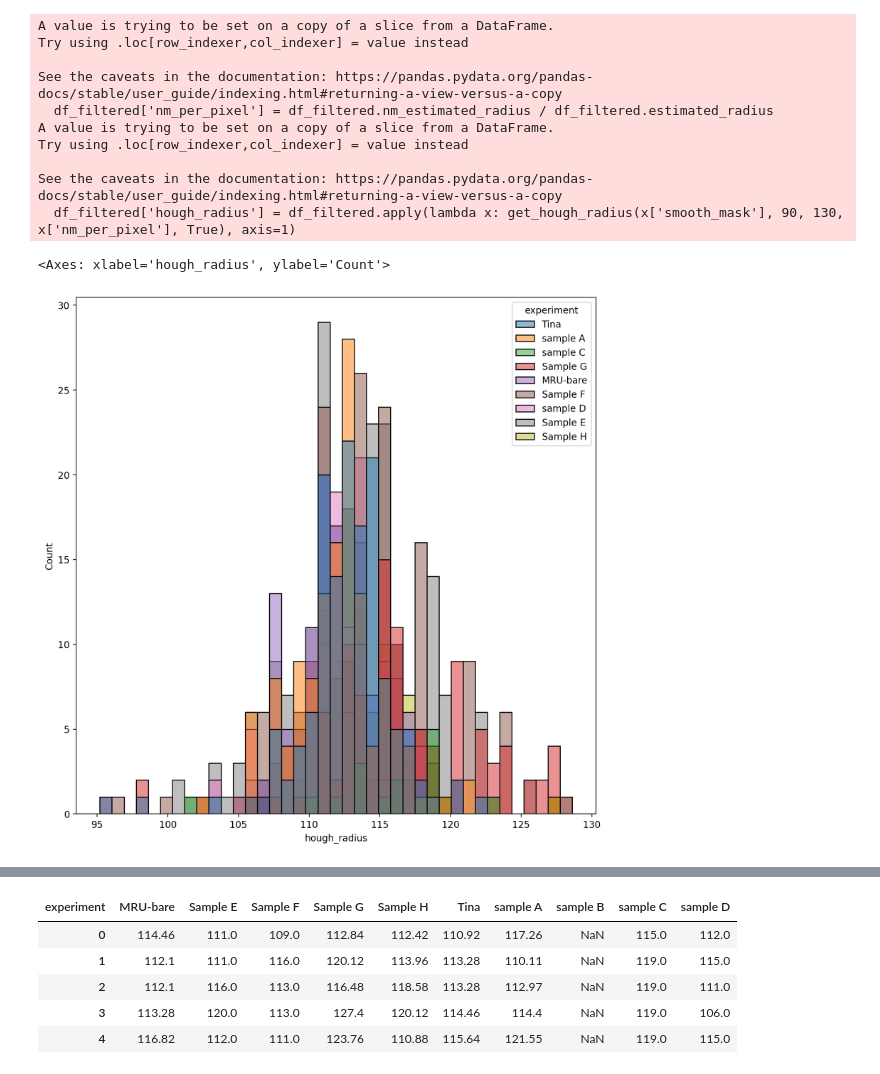
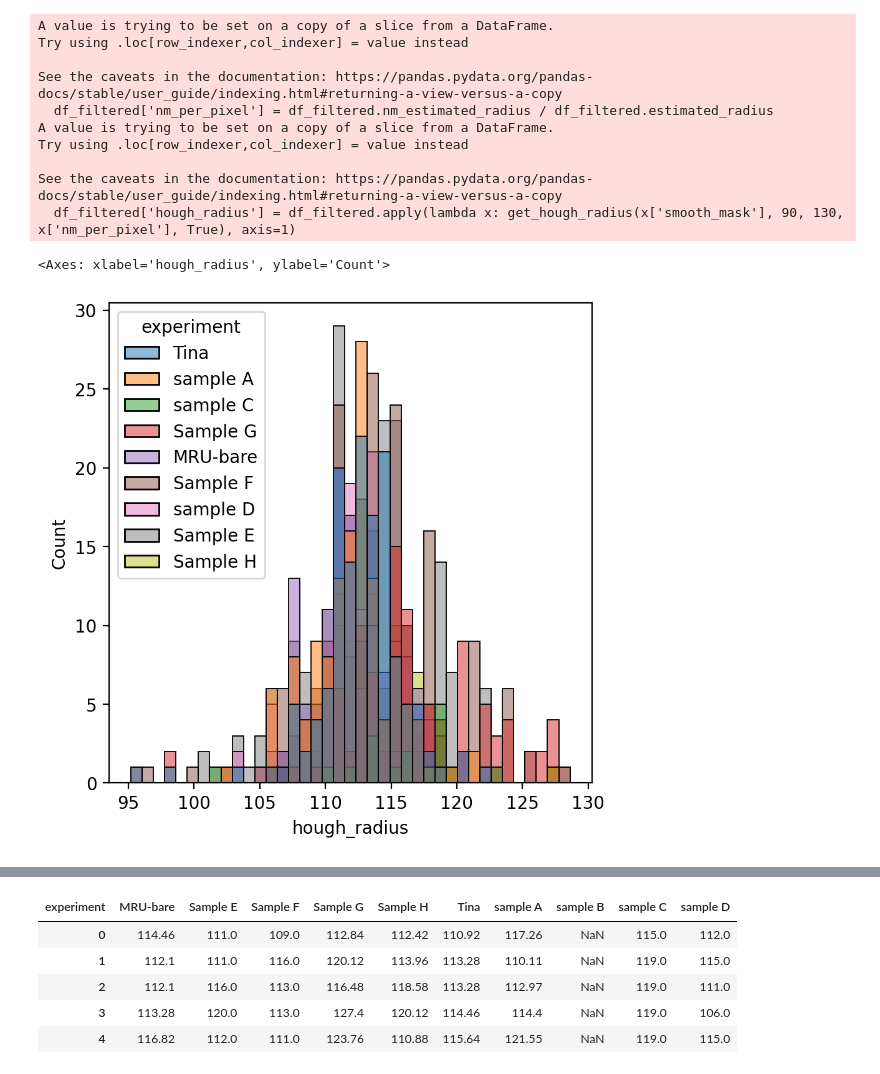
Before and after one commit to biolographer/NanoparticlesSAM, a Jupyter notebook: particle_analysis.ipynb, the cells around one changed output, grey strips where cells are left out. Cells and saved outputs as stored; diff of their text form; code cells hidden in the pictures.

```diff
--- a/particle_analysis.ipynb
+++ b/particle_analysis.ipynb
@@ -55,9 +58,9 @@ Try using .loc[row_indexer,col_indexer] = value instead
 See the caveats in the documentation: https://pandas.pydata.org/pandas-docs/stable/user_guide/indexing.html#returning-a-view-versus-a-copy
   df_filtered['hough_radius'] = df_filtered.apply(lambda x: get_hough_radius(x['smooth_mask'], 90, 130, x['nm_per_pixel'], True), axis=1)
 # %%
-plt.figure(figsize=(10,10), dpi=200)
+plt.figure(figsize=(5,5), dpi=200)
 plot_df = df_filtered.dropna()
 sns.histplot(data=plot_df, x='hough_radius', hue='experiment')
 # %% [output]
 <Axes: xlabel='hough_radius', ylabel='Count'>
-[figure, old version]
+[figure, new version]
```
Also changed, not shown: parts of 4 cells of this notebook.
